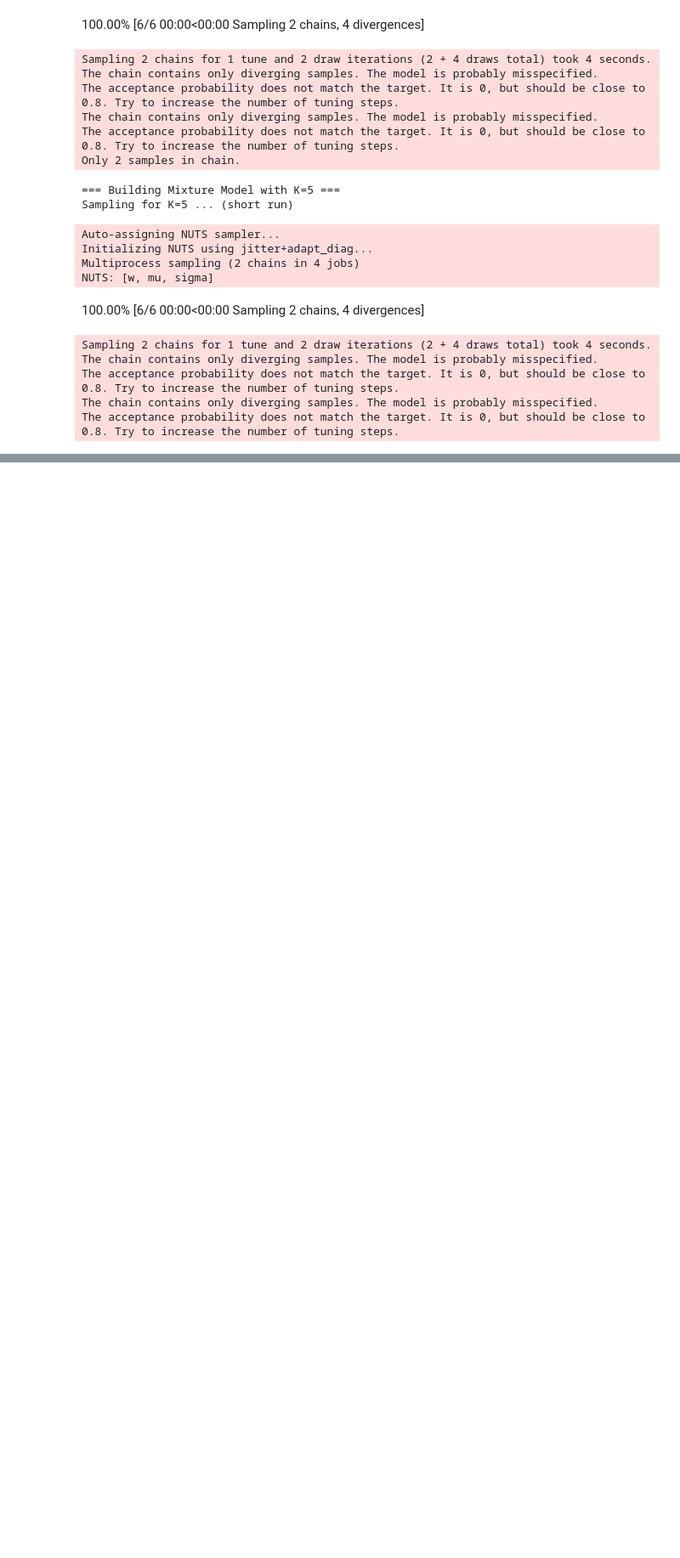
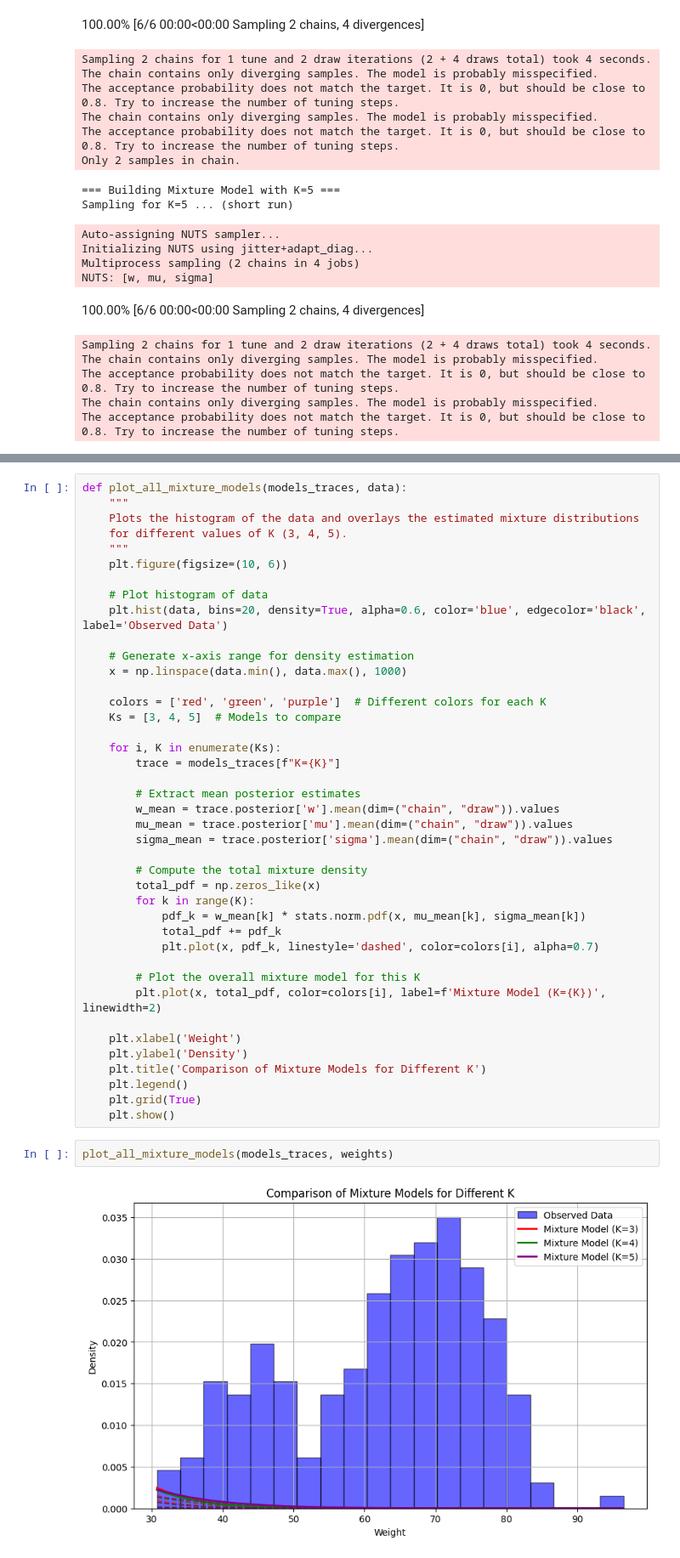
Before and after one commit to Mihaii2/PMP-2024, a Jupyter notebook: Marire/Marire_Examen/Examen_Marire_Subiect_2.ipynb, the cells around one changed output, grey strips where cells are left out. Shown at 85% size. Saved outputs shown, nothing was run; the diff lists cells and outputs as text; blank space fills up the shorter version.

```diff
--- a/Marire/Marire_Examen/Examen_Marire_Subiect_2.ipynb
+++ b/Marire/Marire_Examen/Examen_Marire_Subiect_2.ipynb
@@ -198,0 +210,45 @@ Subpopulation 4: 0.89
+# %%
+def plot_all_mixture_models(models_traces, data):
+    """
+    Plots the histogram of the data and overlays the estimated mixture distributions
+    for different values of K (3, 4, 5).
+    """
+    plt.figure(figsize=(10, 6))
+
+    # Plot histogram of data
+    plt.hist(data, bins=20, density=True, alpha=0.6, color='blue', edgecolor='black', label='Observed Data')
+
+    # Generate x-axis range for density estimation
+    x = np.linspace(data.min(), data.max(), 1000)
+
+    colors = ['red', 'green', 'purple']  # Different colors for each K
+    Ks = [3, 4, 5]  # Models to compare
+
+    for i, K in enumerate(Ks):
+        trace = models_traces[f"K={K}"]
+
+        # Extract mean posterior estimates
+        w_mean = trace.posterior['w'].mean(dim=("chain", "draw")).values
+        mu_mean = trace.posterior['mu'].mean(dim=("chain", "draw")).values
+        sigma_mean = trace.posterior['sigma'].mean(dim=("chain", "draw")).values
+
+        # Compute the total mixture density
+        total_pdf = np.zeros_like(x)
+        for k in range(K):
+            pdf_k = w_mean[k] * stats.norm.pdf(x, mu_mean[k], sigma_mean[k])
+            total_pdf += pdf_k
+            plt.plot(x, pdf_k, linestyle='dashed', color=colors[i], alpha=0.7)
+
+        # Plot the overall mixture model for this K
+        plt.plot(x, total_pdf, color=colors[i], label=f'Mixture Model (K={K})', linewidth=2)
+
+    plt.xlabel('Weight')
+    plt.ylabel('Density')
+    plt.title('Comparison of Mixture Models for Different K')
+    plt.legend()
+    plt.grid(True)
+    plt.show()
+# %%
+plot_all_mixture_models(models_traces, weights)
+# %% [output]
+[figure, added]
```
Also changed, not shown: parts of 4 cells of this notebook.
